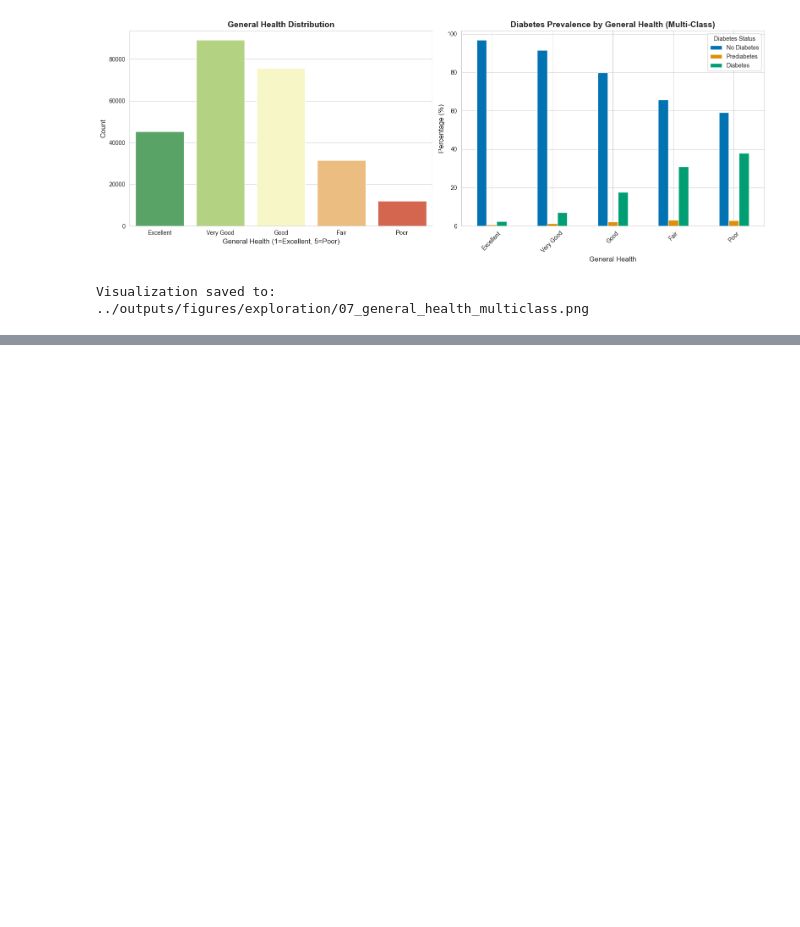
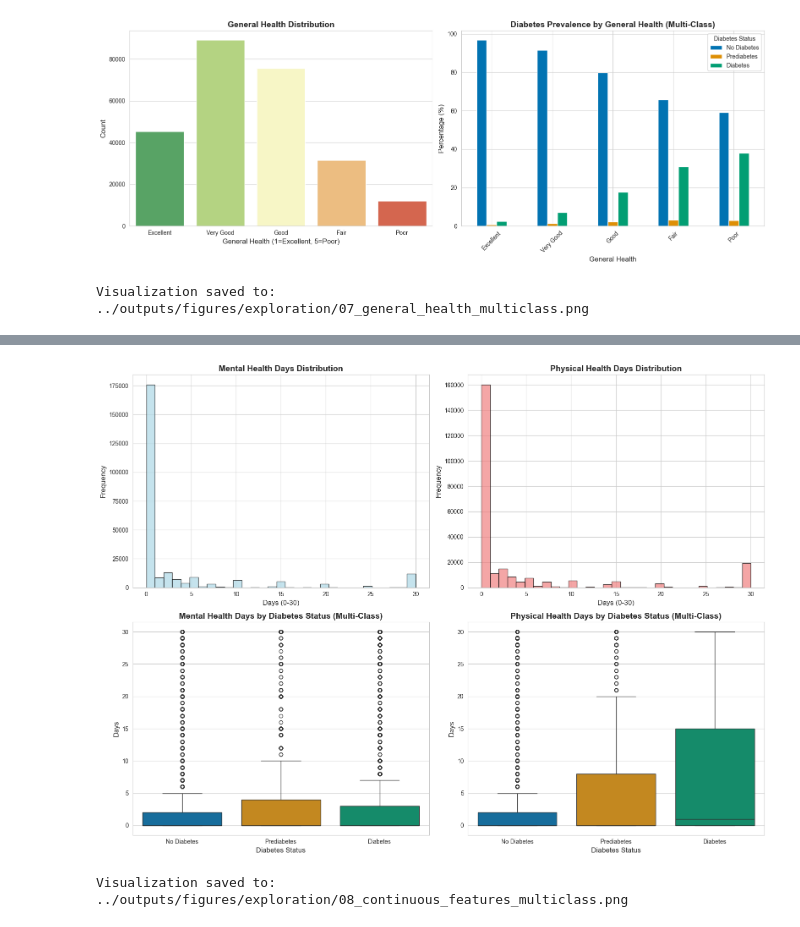
Before and after one commit to eyyuboeztuerk-arch/diabetes-multiclass-project, a Jupyter notebook: notebooks/01_exploration.ipynb, the cells around one changed output, grey strips where cells are left out. Cells and saved outputs as stored; diff of their text form; code cells hidden in the pictures; blank space fills up the shorter version.

Commit message:
Implement continuous features analysis in 01_exploration.ipynb

```diff
--- a/notebooks/01_exploration.ipynb
+++ b/notebooks/01_exploration.ipynb
@@ -986,0 +1031,40 @@ Visualization saved to: ../outputs/figures/exploration/07_general_health_multicl
+# %%
+# Visualization (MULTI-CLASS)
+fig, axes = plt.subplots(2, 2, figsize=(16, 12))
+
+# MentHlth distribution
+axes[0, 0].hist(df['MentHlth'], bins=31, color='lightblue', edgecolor='black', alpha=0.7)
+axes[0, 0].set_title('Mental Health Days Distribution', fontsize=14, fontweight='bold')
+axes[0, 0].set_xlabel('Days (0-30)', fontsize=12)
+axes[0, 0].set_ylabel('Frequency', fontsize=12)
+
+# PhysHlth distribution
+axes[0, 1].hist(df['PhysHlth'], bins=31, color='lightcoral', edgecolor='black', alpha=0.7)
+axes[0, 1].set_title('Physical Health Days Distribution', fontsize=14, fontweight='bold')
+axes[0, 1].set_xlabel('Days (0-30)', fontsize=12)
+axes[0, 1].set_ylabel('Frequency', fontsize=12)
+
+# MentHlth by diabetes status (MULTI-CLASS)
+sns.boxplot(data=df, x='Diabetes_012', y='MentHlth', ax=axes[1, 0], palette=colors_3class)
+axes[1, 0].set_title('Mental Health Days by Diabetes Status (Multi-Class)', fontsize=14, fontweight='bold')
+axes[1, 0].set_xlabel('Diabetes Status', fontsize=12)
+axes[1, 0].set_ylabel('Days', fontsize=12)
+axes[1, 0].set_xticklabels(['No Diabetes', 'Prediabetes', 'Diabetes'])
+plt.suptitle('')
+
+# PhysHlth by diabetes status (MULTI-CLASS)
+sns.boxplot(data=df, x='Diabetes_012', y='PhysHlth', ax=axes[1, 1], palette=colors_3class)
+axes[1, 1].set_title('Physical Health Days by Diabetes Status (Multi-Class)', fontsize=14, fontweight='bold')
+axes[1, 1].set_xlabel('Diabetes Status', fontsize=12)
+axes[1, 1].set_ylabel('Days', fontsize=12)
+axes[1, 1].set_xticklabels(['No Diabetes', 'Prediabetes', 'Diabetes'])
+plt.suptitle('')
+
+plt.tight_layout()
+plt.savefig(f'{output_dir}/08_continuous_features_multiclass.png', dpi=300, bbox_inches='tight')
+plt.show()
+
+print(f"\nVisualization saved to: {output_dir}/08_continuous_features_multiclass.png")
+# %% [output]
+[figure, added]
+Visualization saved to: ../outputs/figures/exploration/08_continuous_features_multiclass.png
```
Also changed, not shown: parts of 2 cells of this notebook.
